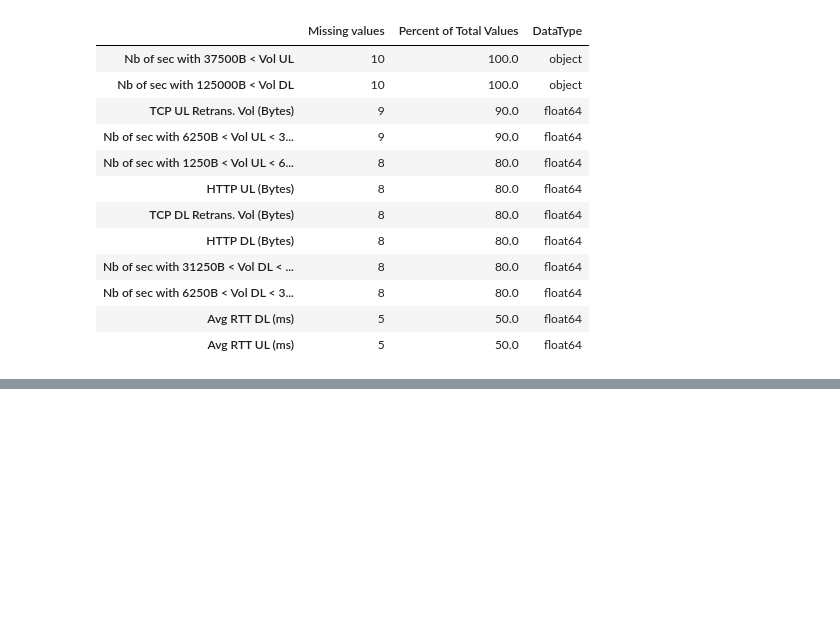
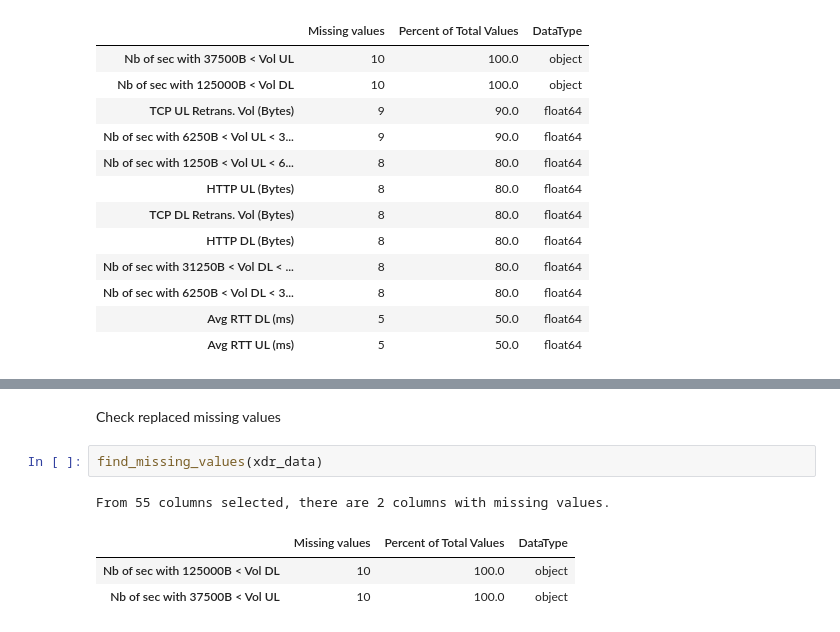
Before and after one commit to hanaDemma/TellCo-Telecom-Analysis-Week-2, a Jupyter notebook: notebooks/telecom_data_analysis.ipynb, the cells around one changed output, grey strips where cells are left out. Saved outputs shown, nothing was run; the diff lists cells and outputs as text; blank space fills up the shorter version.

```diff
--- a/notebooks/telecom_data_analysis.ipynb
+++ b/notebooks/telecom_data_analysis.ipynb
@@ -100,0 +121,9 @@ From 55 columns selected, there are 12 columns with missing values.
+# %% [markdown]
+Check replaced missing values
+# %%
+find_missing_values(xdr_data)
+# %% [output]
+From 55 columns selected, there are 2 columns with missing values.
+|  | Missing values | Percent of Total Values | DataType |
+| Nb of sec with 125000B < Vol DL | 10 | 100.0 | object |
+| Nb of sec with 37500B < Vol UL | 10 | 100.0 | object |
```
Also changed, not shown: parts of 7 cells of this notebook, 1 other file.
